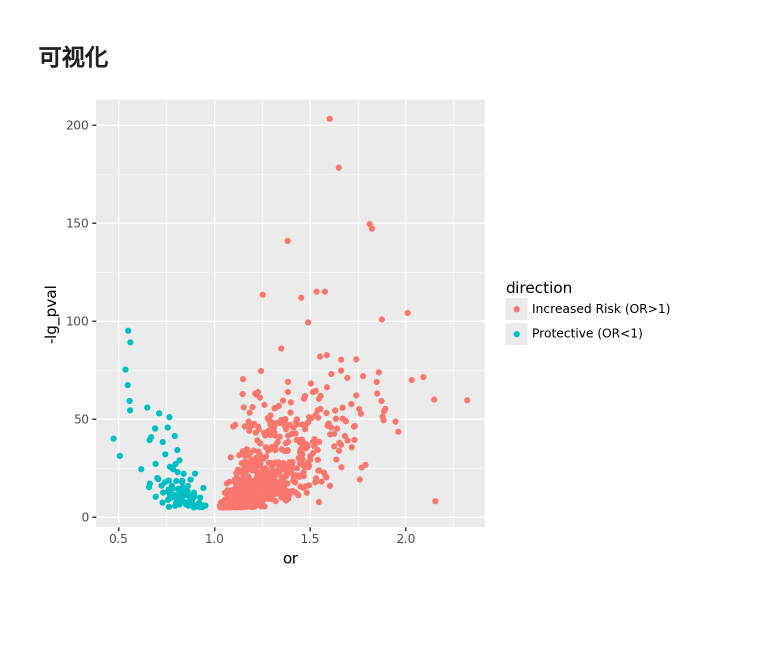
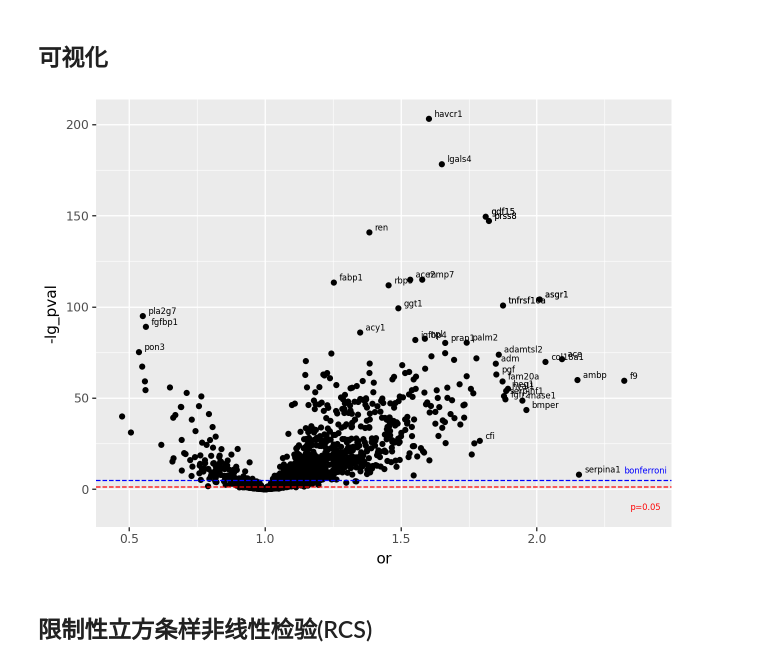
Before and after one commit to wjixiang/aikb, a Jupyter notebook: bio_info/notebook/pwas.ipynb, the cells around one changed output. Saved outputs shown, nothing was run; the diff lists cells and outputs as text; code cells hidden in the pictures; blank space fills up the shorter version.

```diff
--- a/bio_info/notebook/pwas.ipynb
+++ b/bio_info/notebook/pwas.ipynb
@@ -165,23 +173,51 @@ shape: (9, 10)
 # %% [markdown]
 ## 可视化
 # %%
-import pandas as pwas_df
 import numpy as np
-from plotnine import ggplot, aes, geom_point
+from plotnine import annotate, geom_hline, geom_text, ggplot, aes, geom_point, scale_color_gradient2
 
 data = (
-    significant_pwas_df.select(["protein", "or", "pvalue"])
+    pwas_df.select(["protein", "or", "pvalue"])
     .with_columns(
         pl.col("pvalue").map_batches(lambda x: -np.log10(x)).alias("-lg_pval")
     )
     .collect()
     .to_pandas()
 )
 
-data["direction"] = data["or"].apply(
-    lambda x: "Increased Risk (OR>1)" if x > 1 else "Protective (OR<1)"
+data["score"] = data["or"] * np.log10(data["-lg_pval"])
+top_n_pval = data.nlargest(20, "-lg_pval")
+data["sort_or"] = np.square(data["or"] - 1)
+top_n_or = data.nlargest(20, "sort_or")
+
+(
+    ggplot(data=data, mapping=aes(x="or", y="-lg_pval"))
+    + geom_point()
+    # + scale_color_gradient2(low="green", mid="#e0e0e0", high="red", midpoint=1)
+    + geom_text(
+        data=top_n_pval,
+        mapping=aes(label="protein"),
+        size=6,
+        ha="left",
+        va="bottom",
+        nudge_x=0.02,
+    )
+    + geom_text(
+        data=top_n_or,
+        mapping=aes(label="protein"),
+        size=6,
+        ha="left",
+        va="bottom",
+        nudge_x=0.02,
+    )
+    + geom_hline(yintercept=-np.log10(0.05), linetype="dashed", size=0.5, color="red")
+    + annotate("text", 2.4, -10, label="p=0.05", color="red", size=6)
+    + geom_hline(
+        yintercept=-np.log10(bonferroni), linetype="dashed", size=0.5, color="blue"
+    )
+    + annotate("text", 2.4, 10, label=f"bonferroni", color="blue", size=6)
 )
-
-ggplot(data=data, mapping=aes(x="or", y="-lg_pval", color="direction")) + geom_point()
 # %% [output]
-[figure, old version]
+[figure, new version]
+# %% [markdown]
+## 限制性立方条样非线性检验(RCS)
```
Also changed, not shown: parts of 16 cells of this notebook, 14 other files.
